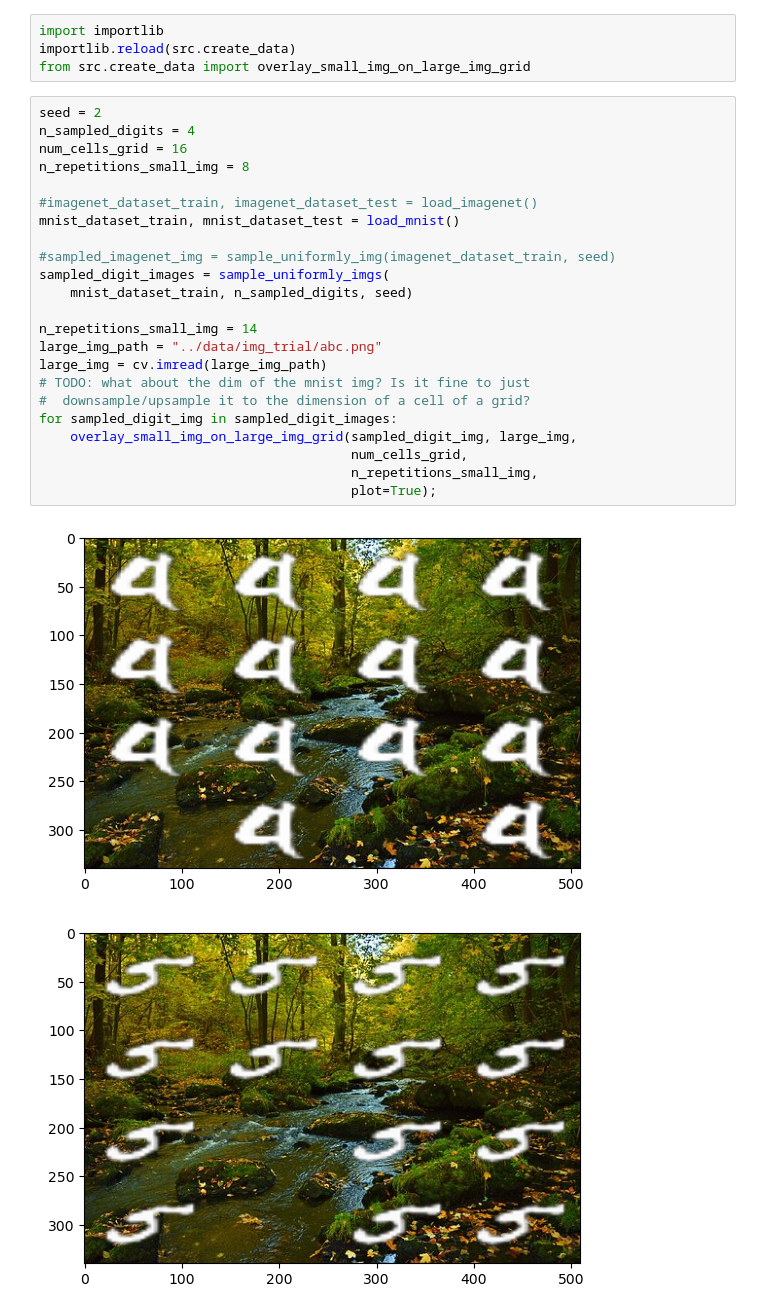
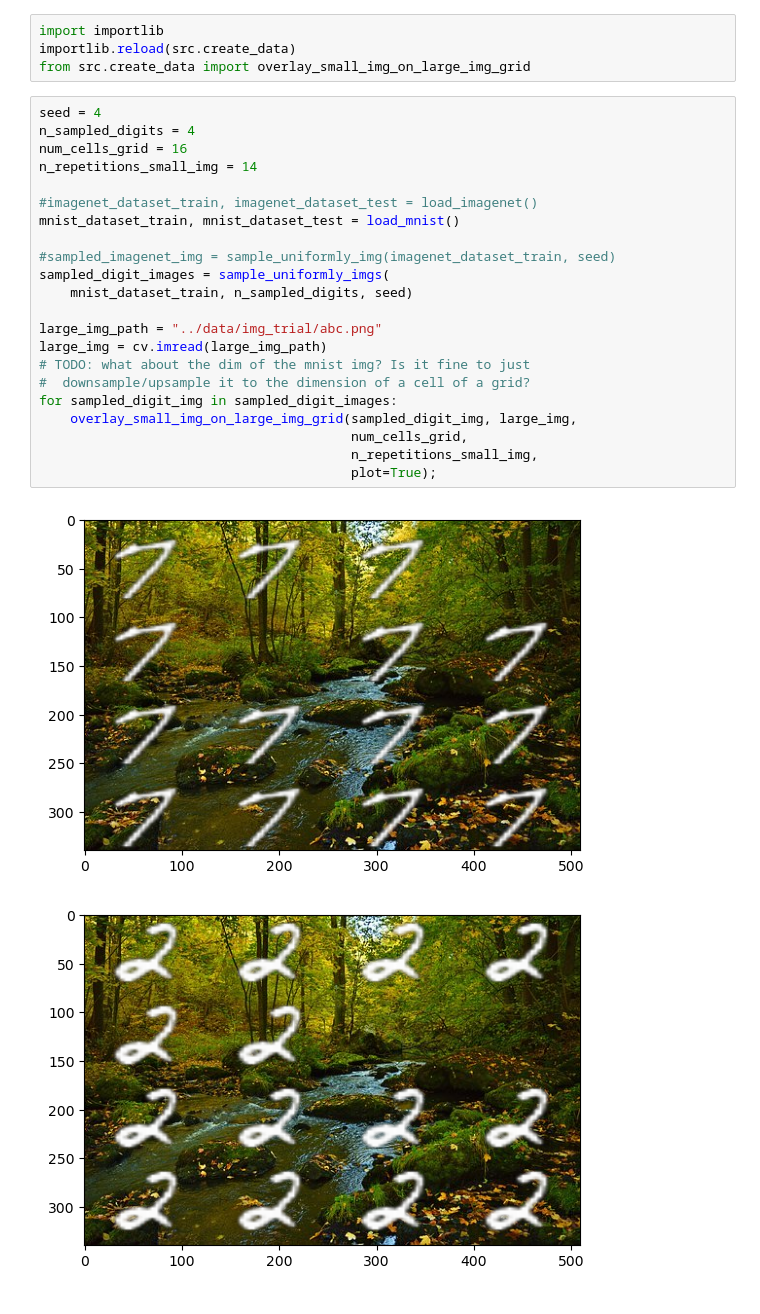
Before and after one commit to mona251/Intriguing-Properties-of-Contrastive-Losses, a Jupyter notebook: scripts/digits_on_another_dataset.ipynb, the cells around one changed output. Cells and saved outputs as stored; diff of their text form.

```diff
--- a/scripts/digits_on_another_dataset.ipynb
+++ b/scripts/digits_on_another_dataset.ipynb
@@ -15,28 +15,27 @@ import importlib
 importlib.reload(src.create_data)
 from src.create_data import overlay_small_img_on_large_img_grid
 # %%
-seed = 2
+seed = 4
 n_sampled_digits = 4
 num_cells_grid = 16
-n_repetitions_small_img = 8
+n_repetitions_small_img = 14
 
 #imagenet_dataset_train, imagenet_dataset_test = load_imagenet()
 mnist_dataset_train, mnist_dataset_test = load_mnist()
 
 #sampled_imagenet_img = sample_uniformly_img(imagenet_dataset_train, seed)
 sampled_digit_images = sample_uniformly_imgs(
     mnist_dataset_train, n_sampled_digits, seed)
 
-n_repetitions_small_img = 14
 large_img_path = "../data/img_trial/abc.png"
 large_img = cv.imread(large_img_path)
 # TODO: what about the dim of the mnist img? Is it fine to just
 #  downsample/upsample it to the dimension of a cell of a grid?
 for sampled_digit_img in sampled_digit_images:
     overlay_small_img_on_large_img_grid(sampled_digit_img, large_img,
                                         num_cells_grid,
                                         n_repetitions_small_img,
                                         plot=True);
 # %% [output]
-[figure, old version]
+[figure, new version]
-[figure, old version]
+[figure, new version]
```
Also changed, not shown: parts of 2 cells of this notebook.
